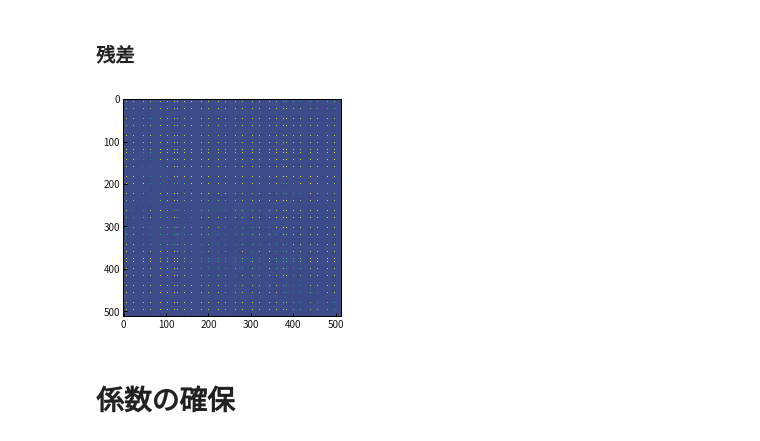
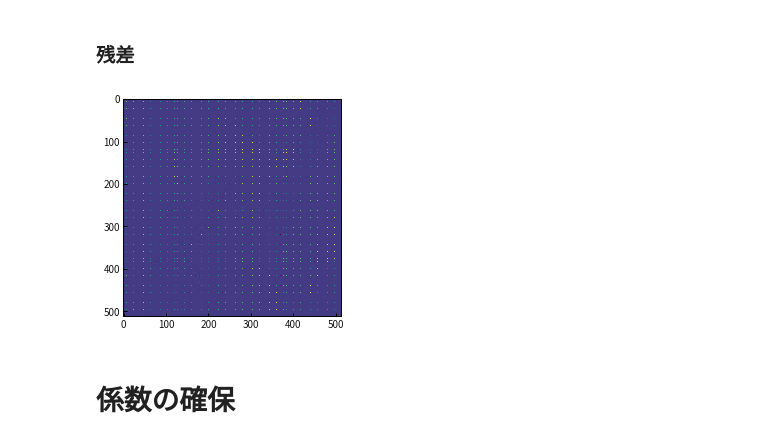
Before and after one commit to Hiroya-W/TPHLCT_and_DMLCT, a Jupyter notebook: DMLCT/8x8/DMLCT.ipynb, the cells around one changed output. Cells and saved outputs as stored; diff of their text form; code cells hidden in the pictures.

```diff
--- a/DMLCT/8x8/DMLCT.ipynb
+++ b/DMLCT/8x8/DMLCT.ipynb
@@ -55,7 +55,7 @@ MANDRILL = ImageLoader(MONO_DIR_PATH + "mandrill512.bmp")
 MILKDROP = ImageLoader(MONO_DIR_PATH + "milkdrop512.bmp")
 SAILBOAT = ImageLoader(MONO_DIR_PATH + "sailboat512.bmp")
 # %%
-n_bar = 5
+n_bar = 4
 N = 8
 # %% [markdown]
 # MSDS
@@ -276,7 +276,7 @@ def get_F_R_k_vertical(arr, N, row, col):
 # %%
 # dmlct = DMLCT(n_bar, N)
 # %%
-IMG = AIRPLANE
+IMG = LENNA
 # IMG = ImageLoader(MONO_DIR_PATH + "LENNA.bmp")
 # %%
 Fk = np.zeros(IMG.img.shape)
@@ -386,9 +386,9 @@ for k in reversed(range(1, n_bar - 2 + 1)):
             F[k] -= U_k_n_bar[k]
 # %%
 plt.imshow(Fk)
-pd.DataFrame(Fk).to_csv("DMLCT_coef.csv",header=False,index=False)
+pd.DataFrame(Fk).to_csv("DMLCT_lenna_hiroya_coef.csv",header=False,index=False)
 # %% [output]
-[figure, old version]
+[figure, new version]
 # %% [markdown]
 # 係数の確保
 # %%
```
Also changed, not shown: parts of 8 cells of this notebook, 10 other files.
